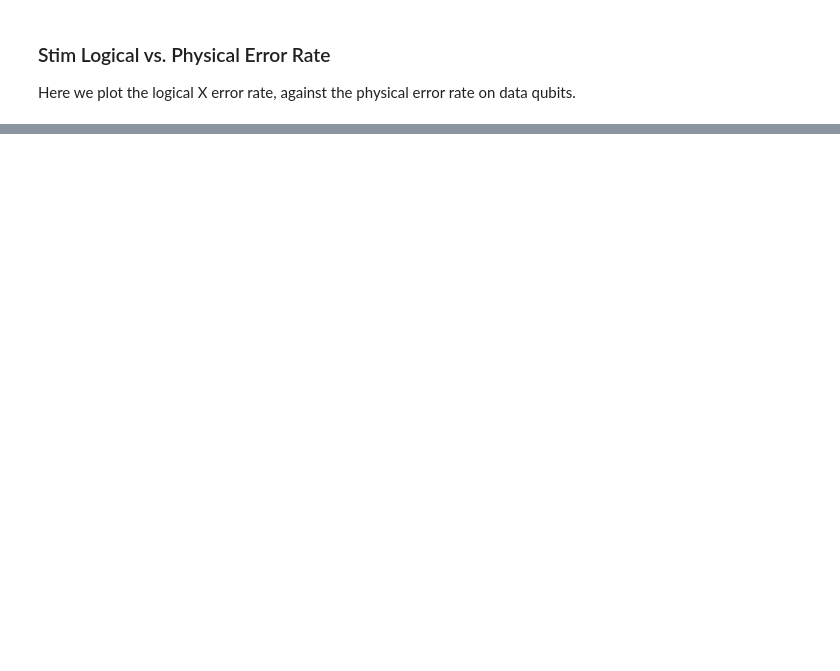
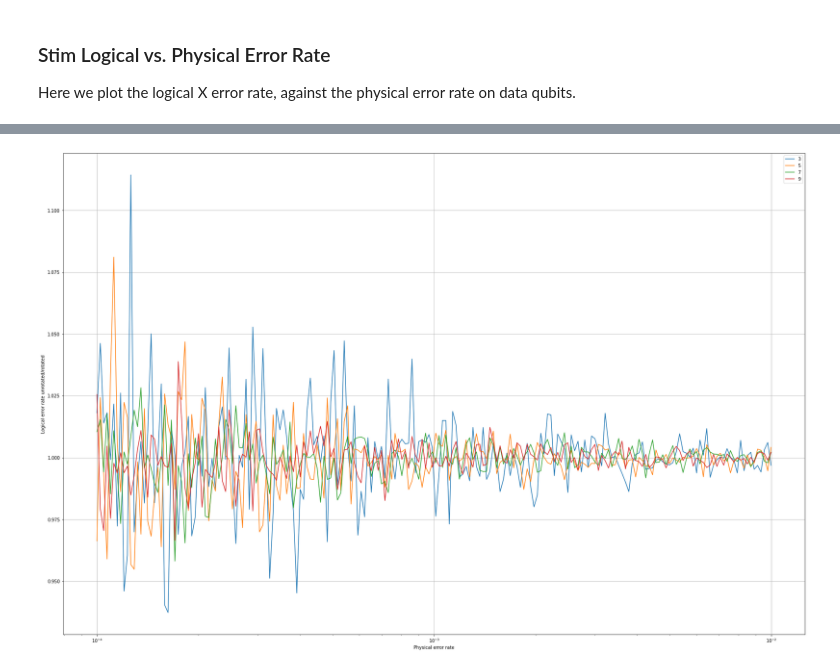
Before and after one commit to R-Sweke/DeepQ-Decoding, a Jupyter notebook: example_notebooks/8) Logical Error Rate Testing.ipynb, the cells around one changed output, grey strips where cells are left out. Saved outputs shown, nothing was run; the diff lists cells and outputs as text; code cells hidden in the pictures; blank space fills up the shorter version.

```diff
--- a/example_notebooks/8) Logical Error Rate Testing.ipynb
+++ b/example_notebooks/8) Logical Error Rate Testing.ipynb
@@ -39,0 +110,15 @@ plt.show()
+# %%
+for key in results_unrotated:
+    plt.plot(p_phys, results_unrotated[key]/results_rotated[key], label=key)
+
+plt.grid()
+
+plt.xscale('log')
+# plt.yscale('log')
+plt.xlabel('Physical error rate')
+plt.ylabel("Logical error rate unrotated/rotated")
+plt.legend()
+plt.rcParams["figure.figsize"] = (30,20)
+plt.show()
+# %% [output]
+[figure, added]
```
Also changed, not shown: parts of 4 cells of this notebook, 26 other files.
